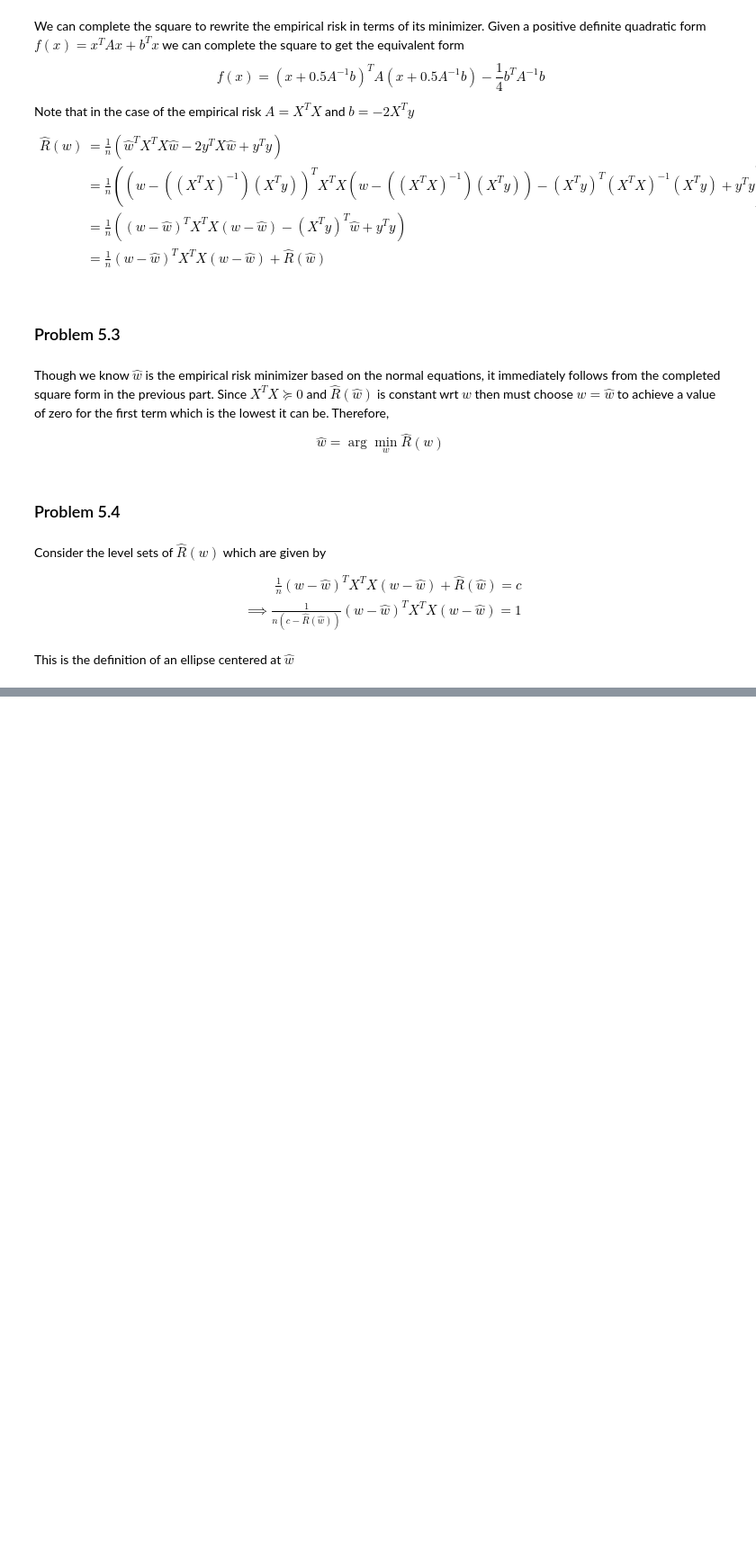
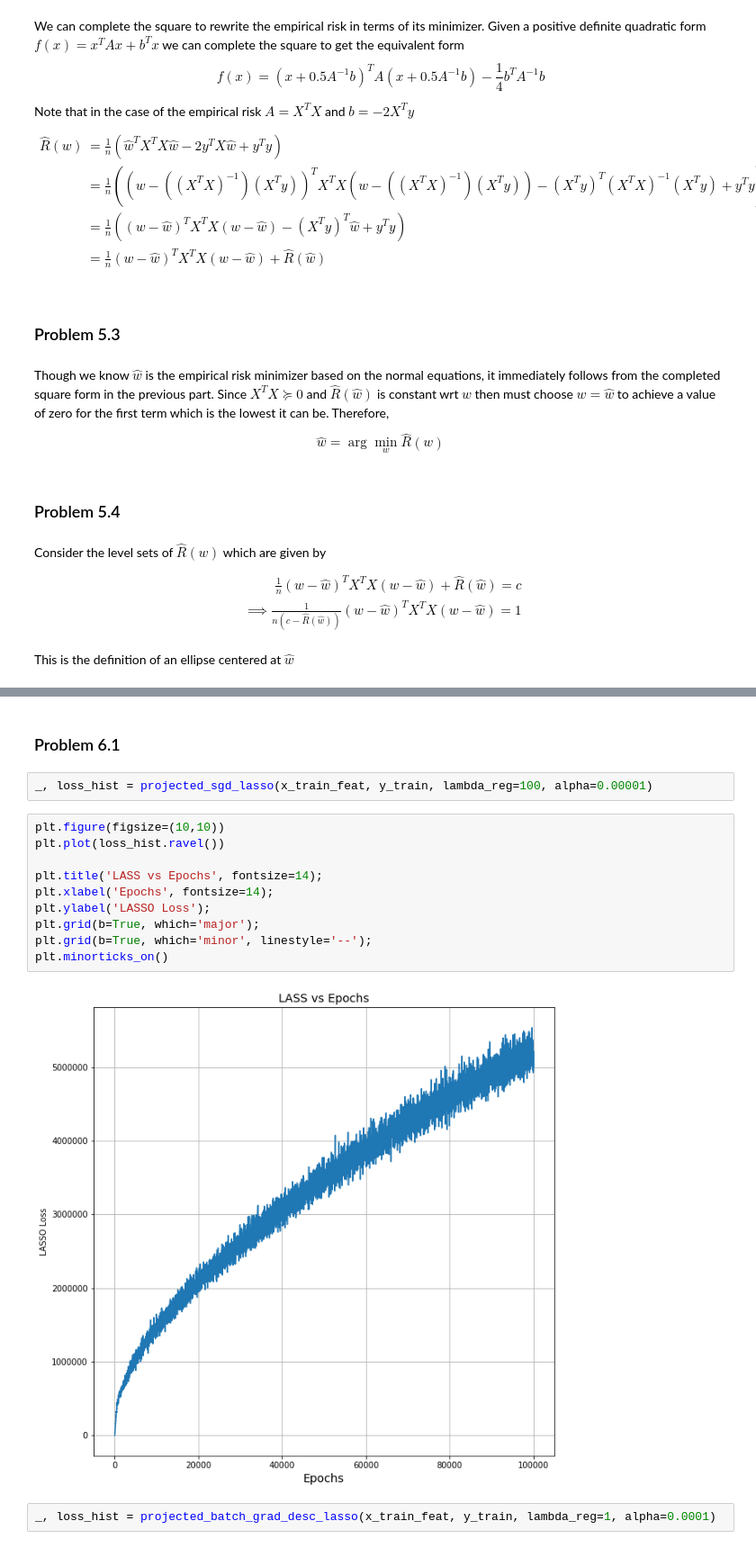
Before and after one commit to chaaland/bloomberg-ml-course, a Jupyter notebook: HW2/writeup/HW2.ipynb, the cells around one changed output, grey strips where cells are left out. Shown: that part at 90% size. Saved outputs shown, nothing was run; the diff lists cells and outputs as text; blank space fills up the shorter version.

```diff
--- a/HW2/writeup/HW2.ipynb
+++ b/HW2/writeup/HW2.ipynb
@@ -264,0 +489,18 @@ This is the definition of an ellipse centered at $\hat{w}$
+# %% [markdown]
+### Problem 6.1
+# %%
+_, loss_hist = projected_sgd_lasso(x_train_feat, y_train, lambda_reg=100, alpha=0.00001)
+# %%
+plt.figure(figsize=(10,10))
+plt.plot(loss_hist.ravel())
+
+plt.title('LASS vs Epochs', fontsize=14);
+plt.xlabel('Epochs', fontsize=14);
+plt.ylabel('LASSO Loss');
+plt.grid(b=True, which='major');
+plt.grid(b=True, which='minor', linestyle='--');
+plt.minorticks_on()
+# %% [output]
+[figure, added]
+# %%
+_, loss_hist = projected_batch_grad_desc_lasso(x_train_feat, y_train, lambda_reg=1, alpha=0.0001)
```
Also changed, not shown: parts of 23 cells of this notebook.
